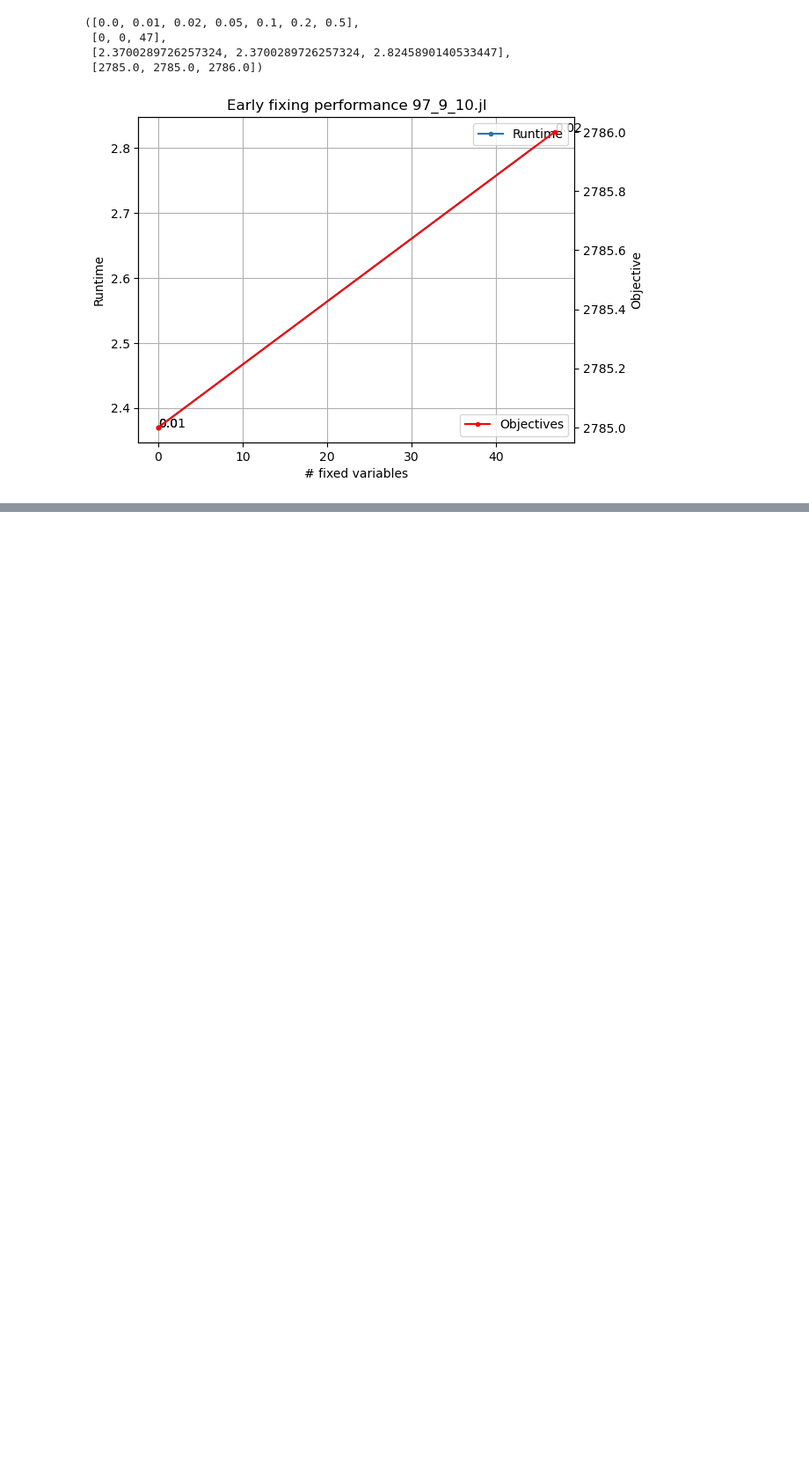
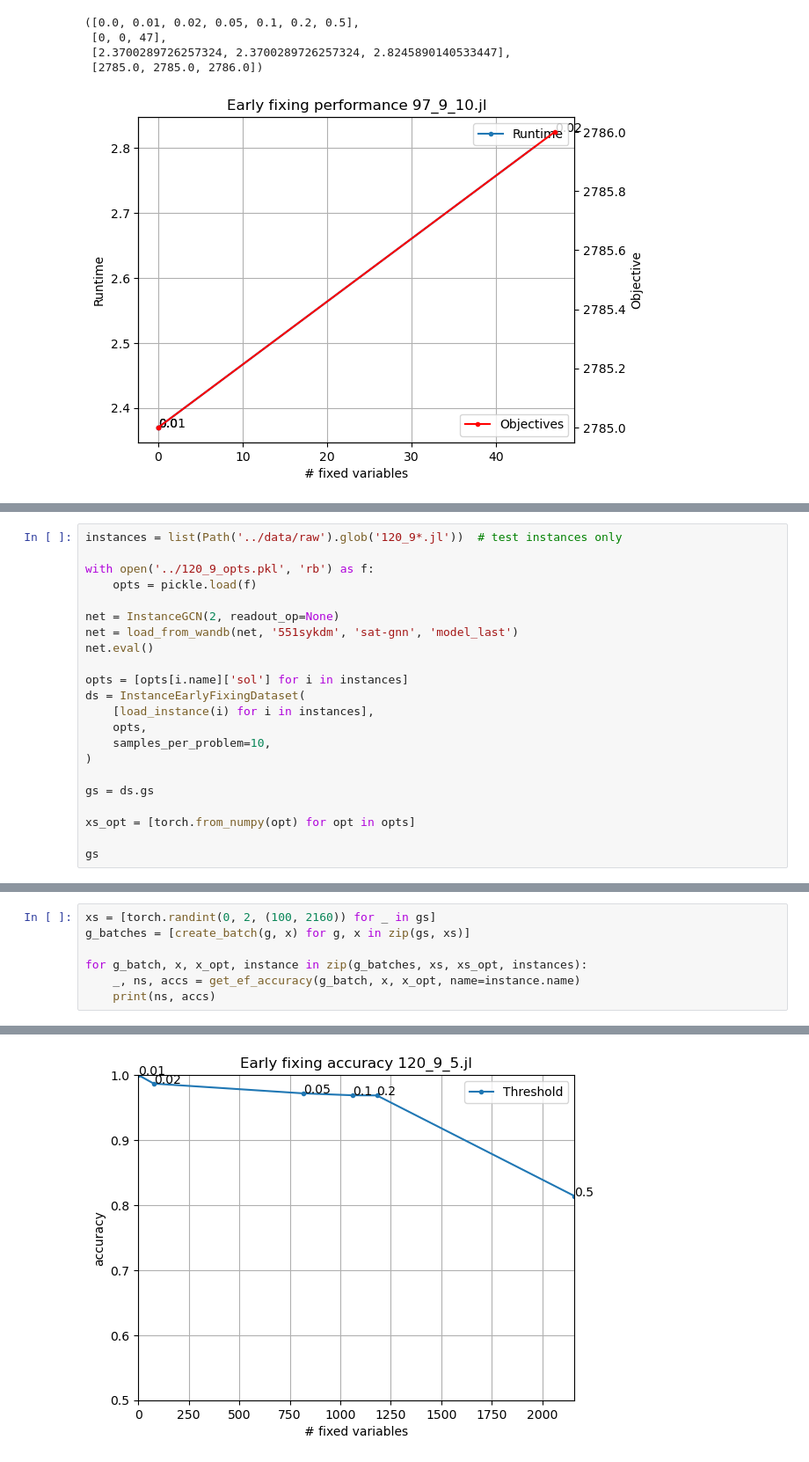
Before and after one commit to gos-ufsc/sat-gnn, a Jupyter notebook: notebooks/1.1-bmp-full-instances-early-fixing.ipynb, the cells around one changed output, grey strips where cells are left out. Shown at 88% size. Cells and saved outputs as stored; diff of their text form; blank space fills up the shorter version.

```diff
--- a/notebooks/1.1-bmp-full-instances-early-fixing.ipynb
+++ b/notebooks/1.1-bmp-full-instances-early-fixing.ipynb
@@ -431,0 +510,22 @@ get_ef_feas_times(g2_batch, x2s, instances[1], name=instances[1].name)
+# %%
+instances = list(Path('../data/raw').glob('120_9*.jl'))  # test instances only
+
+with open('../120_9_opts.pkl', 'rb') as f:
+    opts = pickle.load(f)
+
+net = InstanceGCN(2, readout_op=None)
+net = load_from_wandb(net, '551sykdm', 'sat-gnn', 'model_last')
+net.eval()
+
+opts = [opts[i.name]['sol'] for i in instances]
+ds = InstanceEarlyFixingDataset(
+    [load_instance(i) for i in instances],
+    opts,
+    samples_per_problem=10,
+)
+
+gs = ds.gs
+
+xs_opt = [torch.from_numpy(opt) for opt in opts]
+
+gs
@@ -431,0 +551,8 @@ get_ef_feas_times(g2_batch, x2s, instances[1], name=instances[1].name)
+# %%
+xs = [torch.randint(0, 2, (100, 2160)) for _ in gs]
+g_batches = [create_batch(g, x) for g, x in zip(gs, xs)]
+
+for g_batch, x, x_opt, instance in zip(g_batches, xs, xs_opt, instances):
+    _, ns, accs = get_ef_accuracy(g_batch, x, x_opt, name=instance.name)
+    print(ns, accs)
+# %% [output]
@@ -431,0 +565 @@ get_ef_feas_times(g2_batch, x2s, instances[1], name=instances[1].name)
+[figure, added]
```
Also changed, not shown: parts of 14 cells of this notebook, 2 other files.
